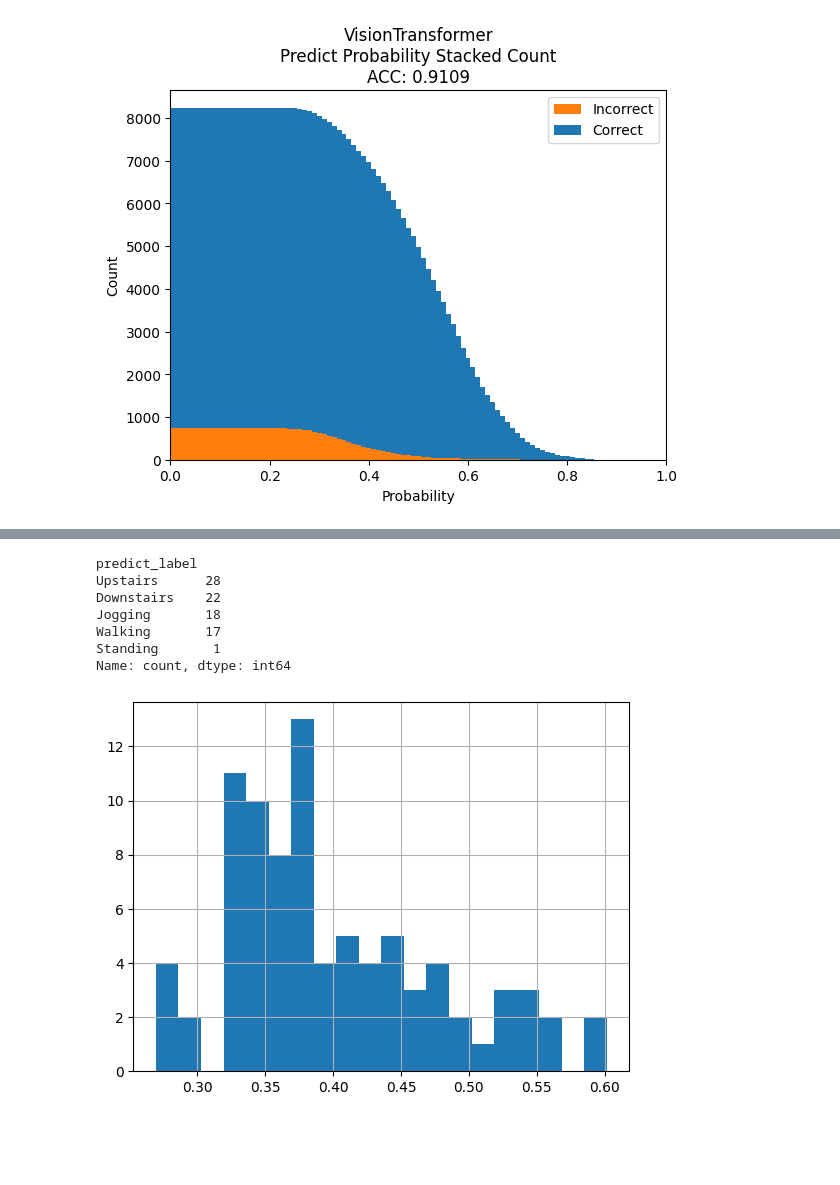
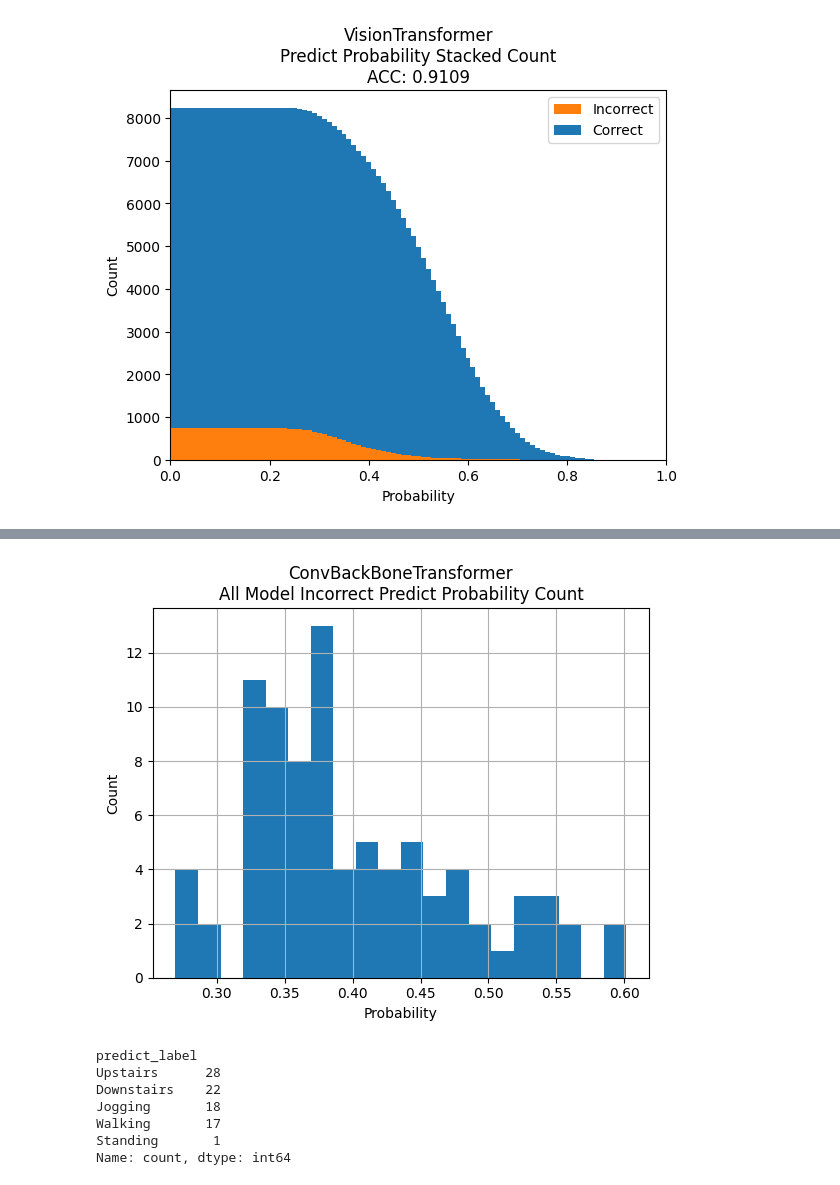
Before and after one commit to rakawanegan/humanactivityrecognition_portfolio, a Jupyter notebook: result/error_bar/analysis.ipynb, the cells around one changed output, grey strips where cells are left out. Drawn from its saved outputs; the diff is of its cells as text; code cells hidden in the pictures; blank space fills up the shorter version.

```diff
--- a/result/error_bar/analysis.ipynb
+++ b/result/error_bar/analysis.ipynb
@@ -186,7 +205,12 @@ Name: count, dtype: int64
 # %%
 convbbt_df.loc[all_incorrect_index,"predict_probability"].hist(bins=20)
+plt.title('ConvBackBoneTransformer\nAll Model Incorrect Predict Probability Count')
+plt.xlabel('Probability')
+plt.ylabel('Count')
+plt.show()
 convbbt_df.loc[all_incorrect_index,"predict_label"].value_counts()
 # %% [output]
+[figure, new version]
 predict_label
 Upstairs      28
 Downstairs    22
@@ -194,6 +218,5 @@ Jogging       18
 Walking       17
 Standing       1
 Name: count, dtype: int64
-[figure, old version]
 # %%
 vit_df.loc[all_incorrect_index,"predict_probability"].hist(bins=20)
```
Also changed, not shown: parts of 3 cells of this notebook.
